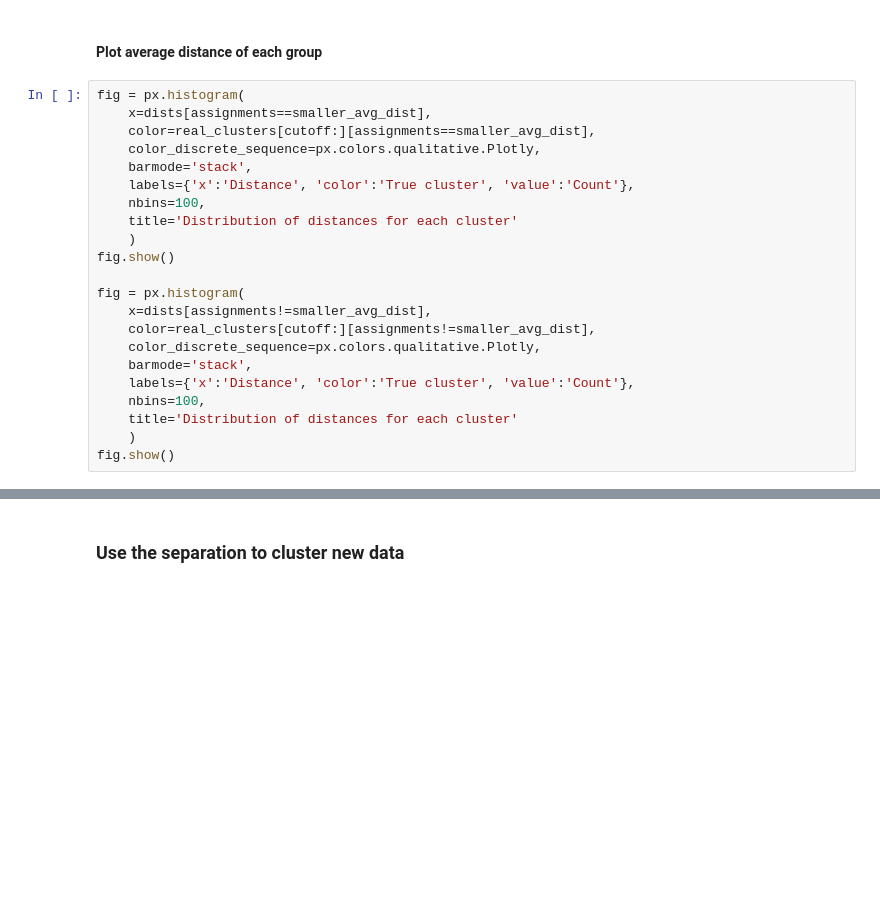
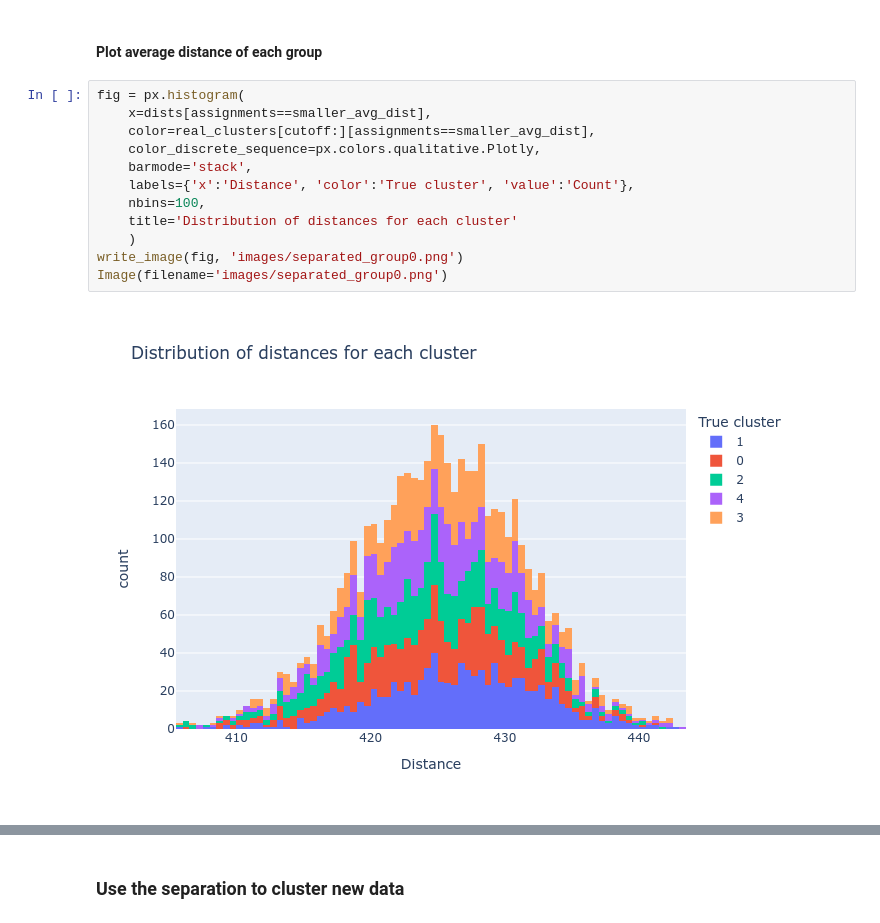
Before and after one commit to bghorvath/fastClusteringDiarizer, a Jupyter notebook: cluster_expansion.ipynb, the cells around one changed output, grey strips where cells are left out. Cells and saved outputs as stored; diff of their text form; blank space fills up the shorter version.

```diff
--- a/cluster_expansion.ipynb
+++ b/cluster_expansion.ipynb
@@ -105,22 +115,14 @@ array([82.46378539, 34.04983601])
 # %%
 fig = px.histogram(
     x=dists[assignments==smaller_avg_dist],
     color=real_clusters[cutoff:][assignments==smaller_avg_dist],
     color_discrete_sequence=px.colors.qualitative.Plotly,
     barmode='stack',
     labels={'x':'Distance', 'color':'True cluster', 'value':'Count'},
     nbins=100,
     title='Distribution of distances for each cluster'
     )
-fig.show()
-
-fig = px.histogram(
-    x=dists[assignments!=smaller_avg_dist],
-    color=real_clusters[cutoff:][assignments!=smaller_avg_dist],
-    color_discrete_sequence=px.colors.qualitative.Plotly,
-    barmode='stack',
-    labels={'x':'Distance', 'color':'True cluster', 'value':'Count'},
-    nbins=100,
-    title='Distribution of distances for each cluster'
-    )
-fig.show()
+write_image(fig, 'images/separated_group0.png')
+Image(filename='images/separated_group0.png')
+# %% [output]
+[figure, added]
```
Also changed, not shown: parts of 10 cells of this notebook, 1 other file.
